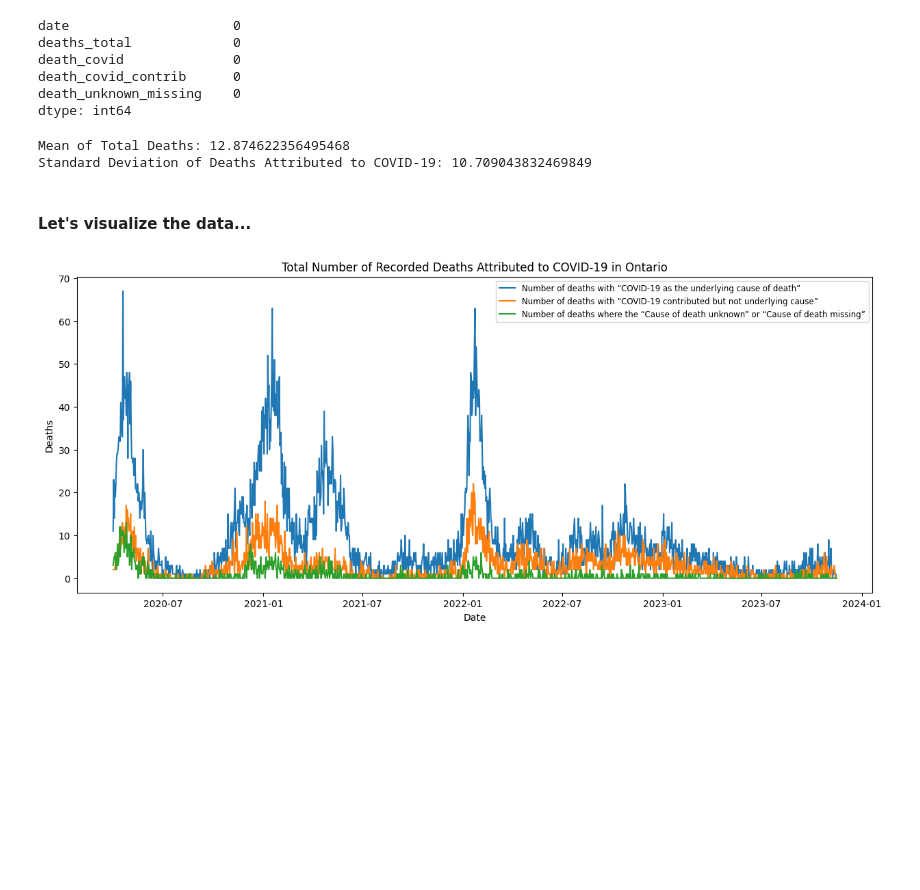
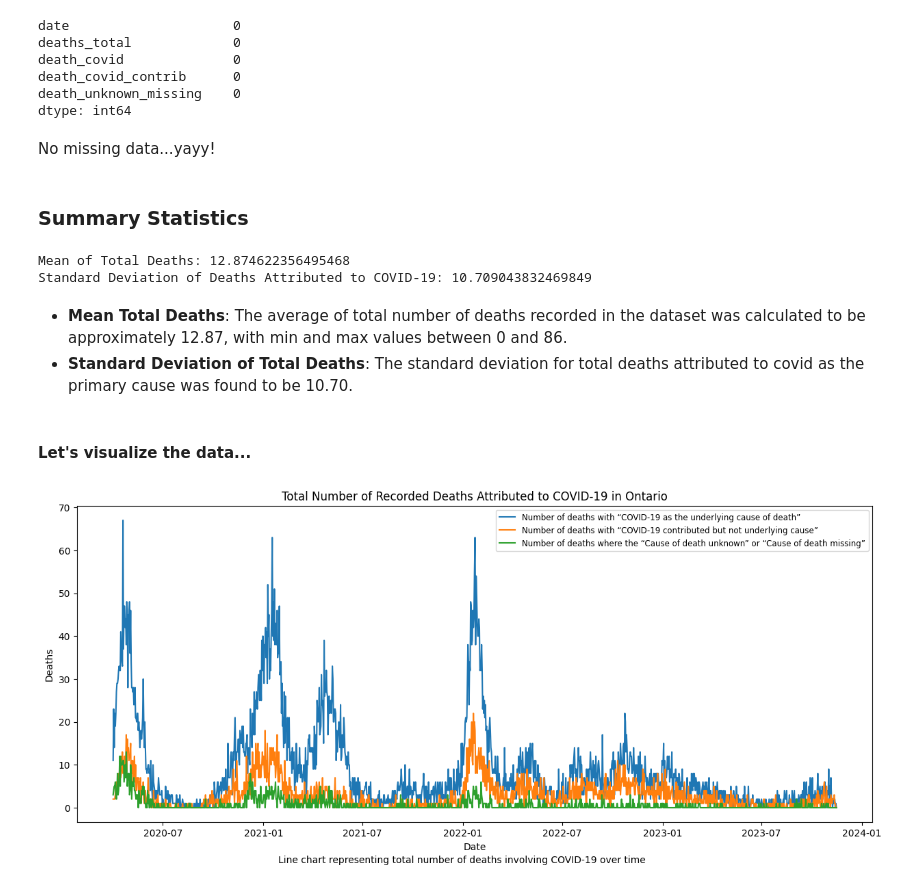
Before and after one commit to egbonjefri/ai4ph_notebooks_versioning, a Jupyter notebook: Fatality Rate Analysis.ipynb, the cells around one changed output. Drawn from its saved outputs; the diff is of its cells as text; code cells hidden in the pictures; blank space fills up the shorter version.

```diff
--- a/Fatality Rate Analysis.ipynb
+++ b/Fatality Rate Analysis.ipynb
@@ -92,6 +101,10 @@ death_covid              0
 death_covid_contrib      0
 death_unknown_missing    0
 dtype: int64
+# %% [markdown]
+No missing data...yayy!
+# %% [markdown]
+### Summary Statistics
 # %%
 mean_total_deaths = covid_data['deaths_total'].mean()
 std_death_covid = covid_data['death_covid'].std()
@@ -101,17 +114,21 @@ print(f"Standard Deviation of Deaths Attributed to COVID-19: {std_death_covid}")
 # %% [output]
 Mean of Total Deaths: 12.874622356495468
 Standard Deviation of Deaths Attributed to COVID-19: 10.709043832469849
+# %% [markdown]
+- **Mean Total Deaths**: The average of total number of deaths recorded in the dataset was calculated to be approximately 12.87, with min and max values between 0 and 86.
+- **Standard Deviation of Total Deaths**: The standard deviation for total deaths attributed to covid as the primary cause was found to be 10.70.
 # %% [markdown]
 #### Let's visualize the data...
 # %%
 plt.figure(figsize=(15, 6))
 plt.plot(covid_data['date'], covid_data['death_covid'], label='Number of deaths with “COVID-19 as the underlying cause of death”')
 plt.plot(covid_data['date'], covid_data['death_covid_contrib'], label='Number of deaths with “COVID-19 contributed but not underlying cause”')
 plt.plot(covid_data['date'], covid_data['death_unknown_missing'], label='Number of deaths where the “Cause of death unknown” or “Cause of death missing”')
 plt.xlabel('Date')
 plt.ylabel('Deaths')
 plt.title('Total Number of Recorded Deaths Attributed to COVID-19 in Ontario')
+plt.figtext(0.5, 0.01, "Line chart representing total number of deaths involving COVID-19 over time", ha="center", fontsize=10, wrap=True)
 plt.legend(fontsize=8.5)
 plt.show()
 # %% [output]
-[figure, old version]
+[figure, new version]
```
Also changed, not shown: parts of 12 cells of this notebook.
